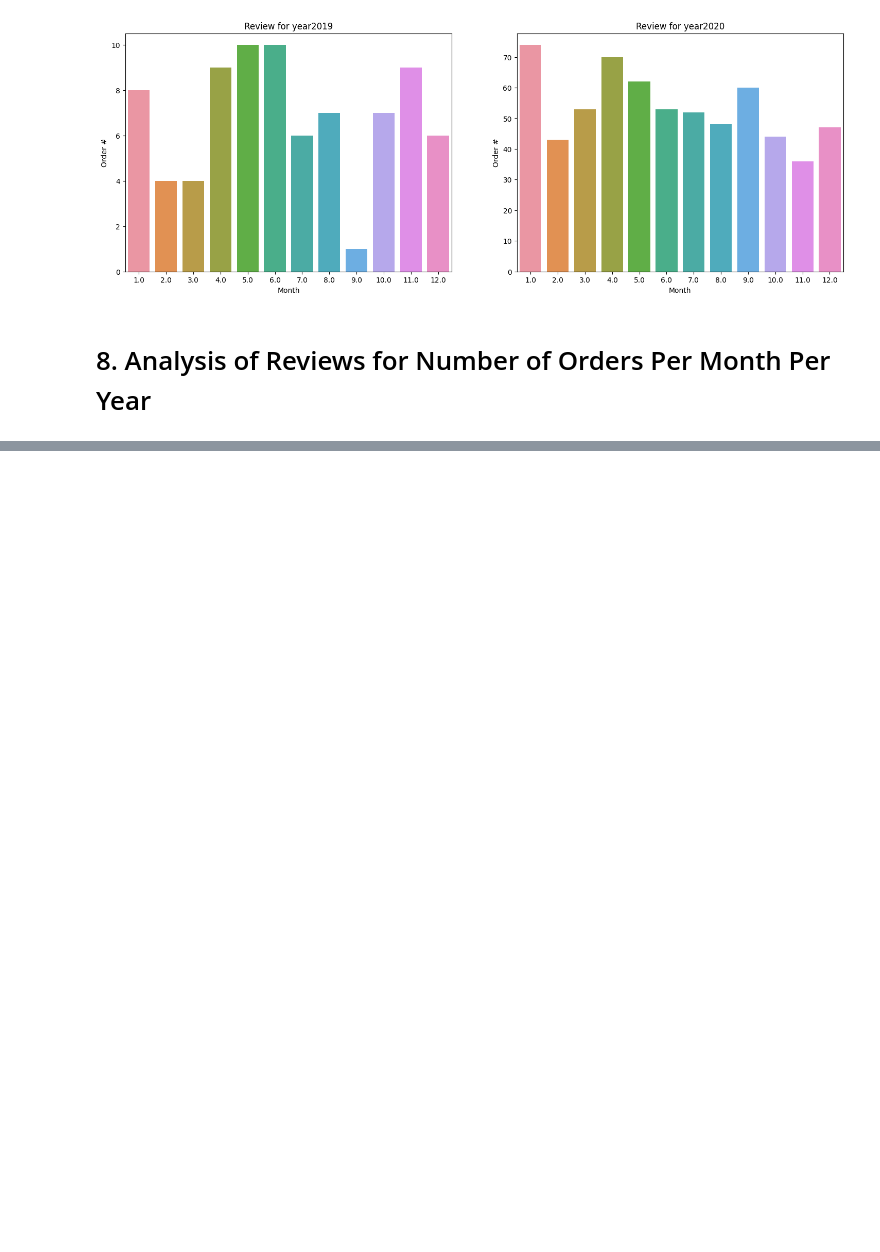
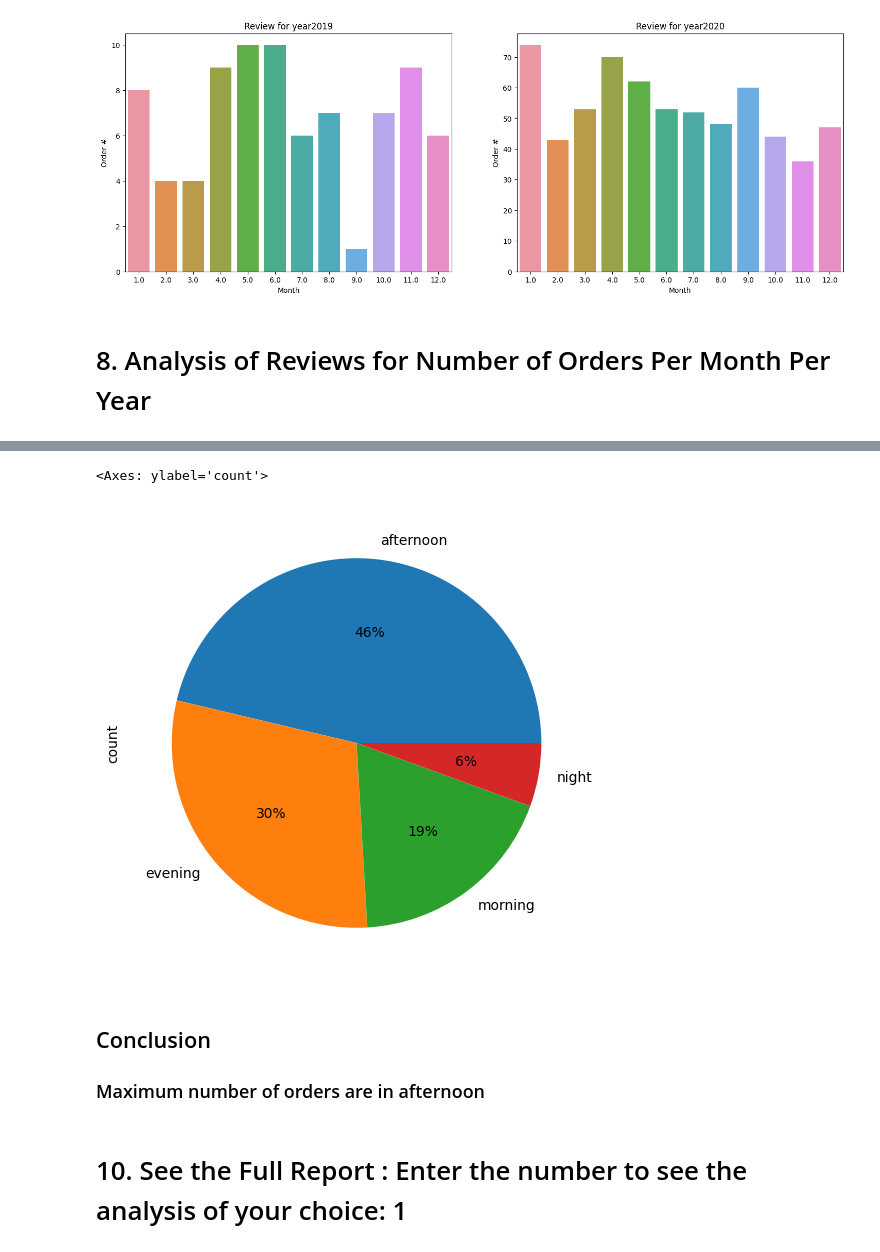
Before and after one commit to yatimaheshwari/Yoshop, a Jupyter notebook: Task Week 2/Task_2.ipynb, the cells around one changed output, grey strips where cells are left out. Saved outputs shown, nothing was run; the diff lists cells and outputs as text; code cells hidden in the pictures; blank space fills up the shorter version.

```diff
--- a/Task Week 2/Task_2.ipynb
+++ b/Task Week 2/Task_2.ipynb
@@ -479,0 +518,10 @@ Text(0.5, 1.0, 'Review for year2020')
+# %%
+df_D_T['part_of_day'].value_counts().plot(kind='pie',figsize=(10,6),autopct='%.0f%%')
+# %% [output]
+<Axes: ylabel='count'>
+[figure, added]
+# %% [markdown]
+## Conclusion
+### Maximum number of orders are in afternoon
+# %% [markdown]
+# 10. See the Full Report : Enter the number to see the analysis of your choice: 1
```
Also changed, not shown: parts of 4 cells of this notebook, 2 other files.
